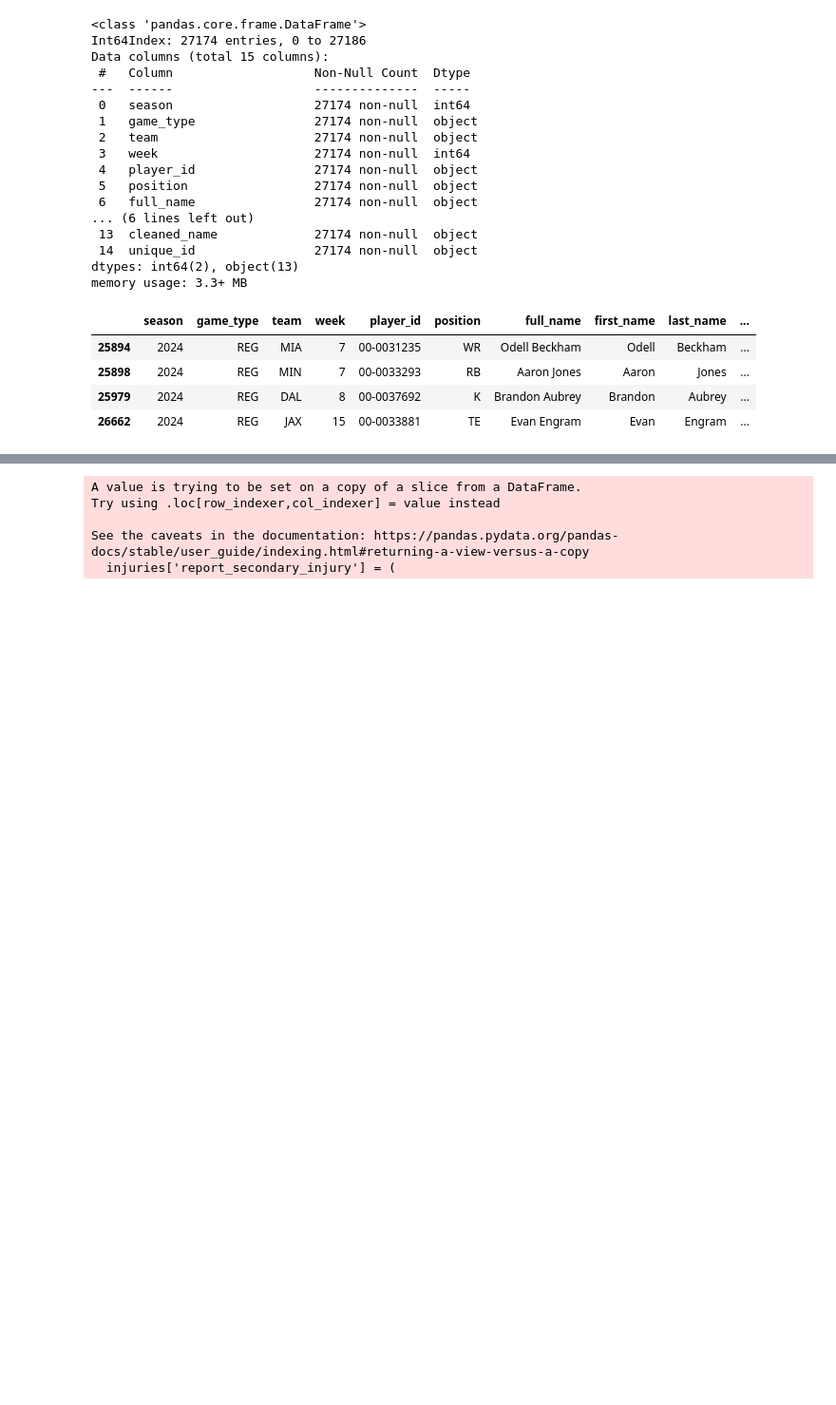
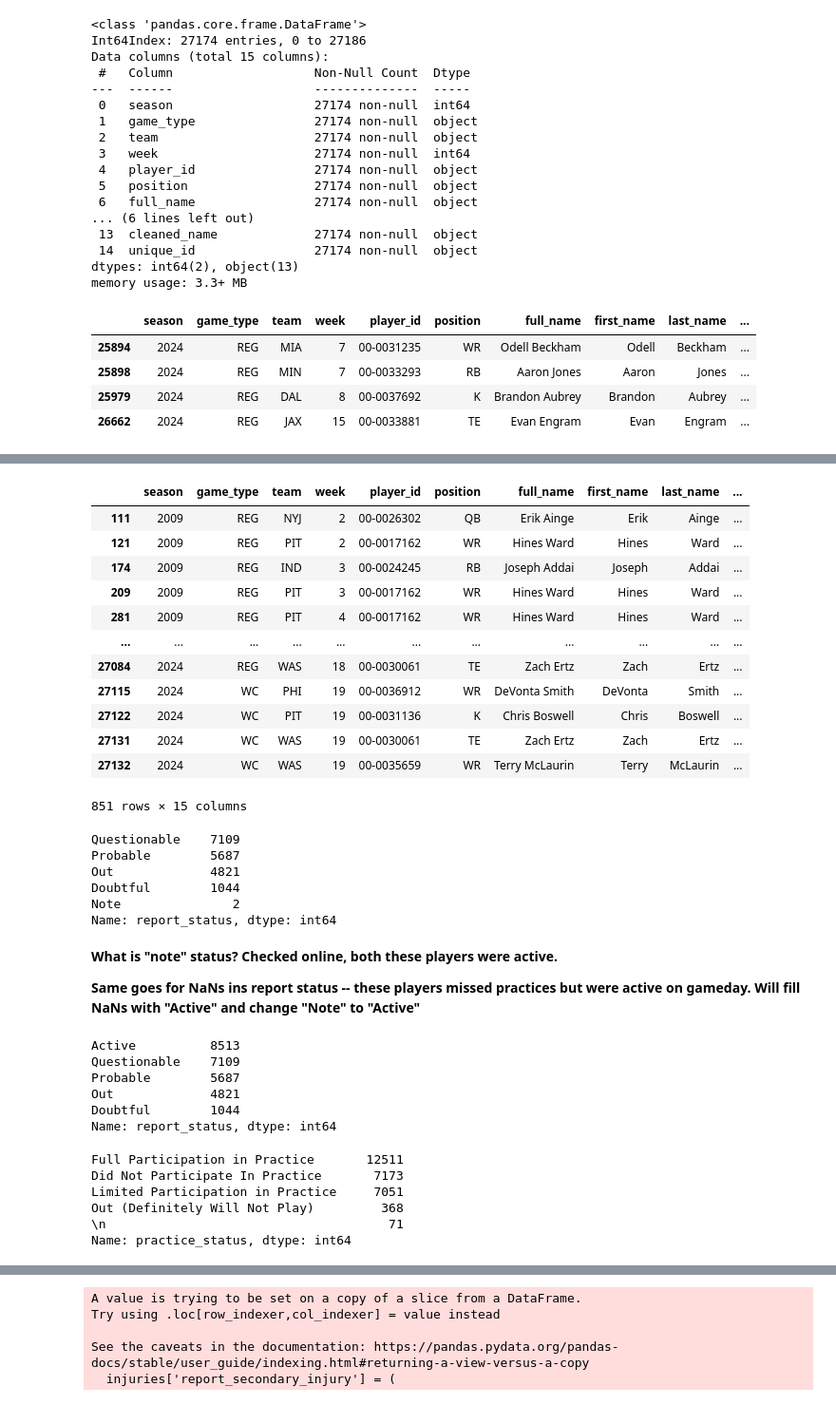
Before and after one commit to nicriv831/NFL-Injury-Risk, a Jupyter notebook: 2-Individual_Clean copy.ipynb, the cells around one changed output, grey strips where cells are left out. Shown at 95% size. Drawn from its saved outputs; the diff is of its cells as text; code cells hidden in the pictures; blank space fills up the shorter version.

```diff
--- a/2-Individual_Clean copy.ipynb
+++ b/2-Individual_Clean copy.ipynb
@@ -1538,3 +1538,20 @@ injuries[injuries['practice_primary_injury'].isna()]
 | 25898 | 2024 | REG | MIN | 7 | 00-0033293 | RB | Aaron Jones | Aaron | Jones | ... |
 | 25979 | 2024 | REG | DAL | 8 | 00-0037692 | K | Brandon Aubrey | Brandon | Aubrey | ... |
 | 26662 | 2024 | REG | JAX | 15 | 00-0033881 | TE | Evan Engram | Evan | Engram | ... |
+# %%
+# Create a function that decides what injury to assign
+def determine_injury(row):
+    if pd.isna(row['report_primary_injury']):
+        if row['unique_id'] == '00-0031235_2024_Odell_Beckham_WR':
+            return 'Hamstring'
+        elif row['unique_id'] == '00-0033293_2024_Aaron_Jones_RB':
+            return 'Hamstring'
+        elif row['unique_id'] == '00-0037692_2024_Brandon_Aubrey_K':
+            return 'Not Injury Related'
+        elif row['unique_id'] == '00-0033881_2024_Evan_Engram_TE':
+            return 'Shoulder'
+    else:
+        return row['report_primary_injury']
+
+# Apply the function to each row
+injuries['report_primary_injury'] = injuries.apply(determine_injury, axis=1)
@@ -1540,0 +1566,31 @@ injuries[injuries['practice_primary_injury'].isna()]
+# %%
+injuries['practice_primary_injury'] = injuries['practice_primary_injury'].fillna(injuries['report_primary_injury'])
+# %%
+injuries[(injuries['report_status'].isna()) & (injuries['practice_status'] == 'Did Not Participate In Practice')]
+# %% [output]
+|  | season | game_type | team | week | player_id | position | full_name | first_name | last_name | ... |
+| 111 | 2009 | REG | NYJ | 2 | 00-0026302 | QB | Erik Ainge | Erik | Ainge | ... |
+| 121 | 2009 | REG | PIT | 2 | 00-0017162 | WR | Hines Ward | Hines | Ward | ... |
+| 174 | 2009 | REG | IND | 3 | 00-0024245 | RB | Joseph Addai | Joseph | Addai | ... |
+| 209 | 2009 | REG | PIT | 3 | 00-0017162 | WR | Hines Ward | Hines | Ward | ... |
+| 281 | 2009 | REG | PIT | 4 | 00-0017162 | WR | Hines Ward | Hines | Ward | ... |
+| ... | ... | ... | ... | ... | ... | ... | ... | ... | ... | ... |
+| 27084 | 2024 | REG | WAS | 18 | 00-0030061 | TE | Zach Ertz | Zach | Ertz | ... |
+| 27115 | 2024 | WC | PHI | 19 | 00-0036912 | WR | DeVonta Smith | DeVonta | Smith | ... |
+| 27122 | 2024 | WC | PIT | 19 | 00-0031136 | K | Chris Boswell | Chris | Boswell | ... |
+| 27131 | 2024 | WC | WAS | 19 | 00-0030061 | TE | Zach Ertz | Zach | Ertz | ... |
+| 27132 | 2024 | WC | WAS | 19 | 00-0035659 | WR | Terry McLaurin | Terry | McLaurin | ... |
+851 rows × 15 columns
+# %%
+injuries['report_status'].value_counts()
+# %% [output]
+Questionable    7109
+Probable        5687
+Out             4821
+Doubtful        1044
+Note               2
+Name: report_status, dtype: int64
+# %% [markdown]
+**What is "note" status? Checked online, both these players were active.**
+
+**Same goes for NaNs ins report status -- these players missed practices but were active on gameday. Will fill NaNs with "Active" and change "Note" to "Active"**
@@ -1540,0 +1600,18 @@ injuries[injuries['practice_primary_injury'].isna()]
+# %%
+injuries['report_status'].value_counts()
+# %% [output]
+Active          8513
+Questionable    7109
+Probable        5687
+Out             4821
+Doubtful        1044
+Name: report_status, dtype: int64
+# %%
+injuries['practice_status'].value_counts()
+# %% [output]
+Full Participation in Practice       12511
+Did Not Participate In Practice       7173
+Limited Participation in Practice     7051
+Out (Definitely Will Not Play)         368
+\n                                      71
+Name: practice_status, dtype: int64
```
Also changed, not shown: parts of 28 cells of this notebook, 2 other files.
